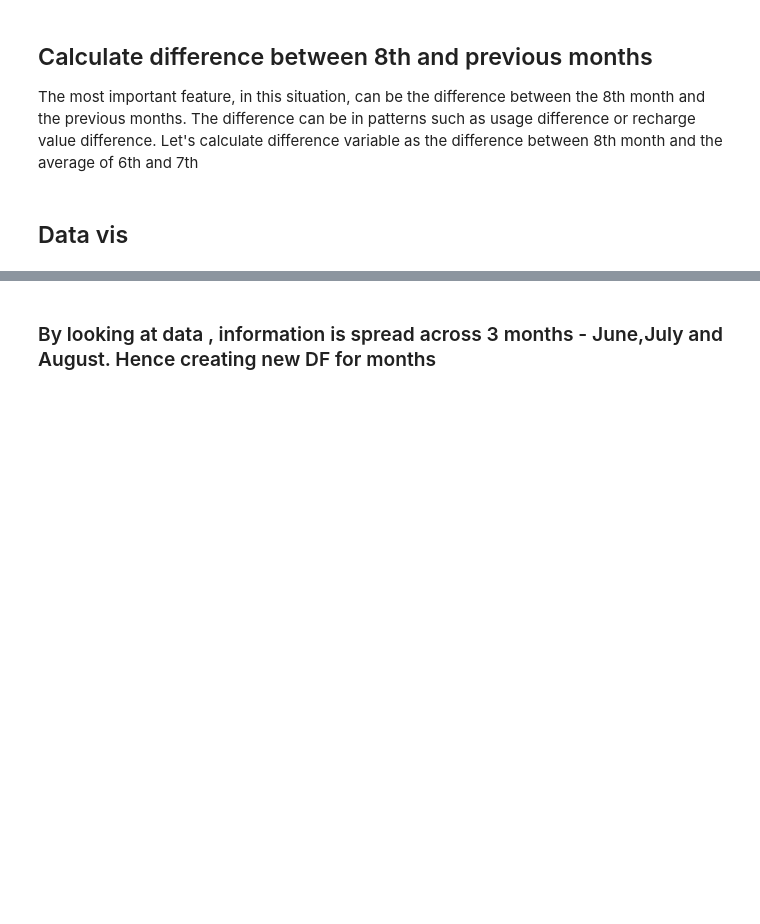
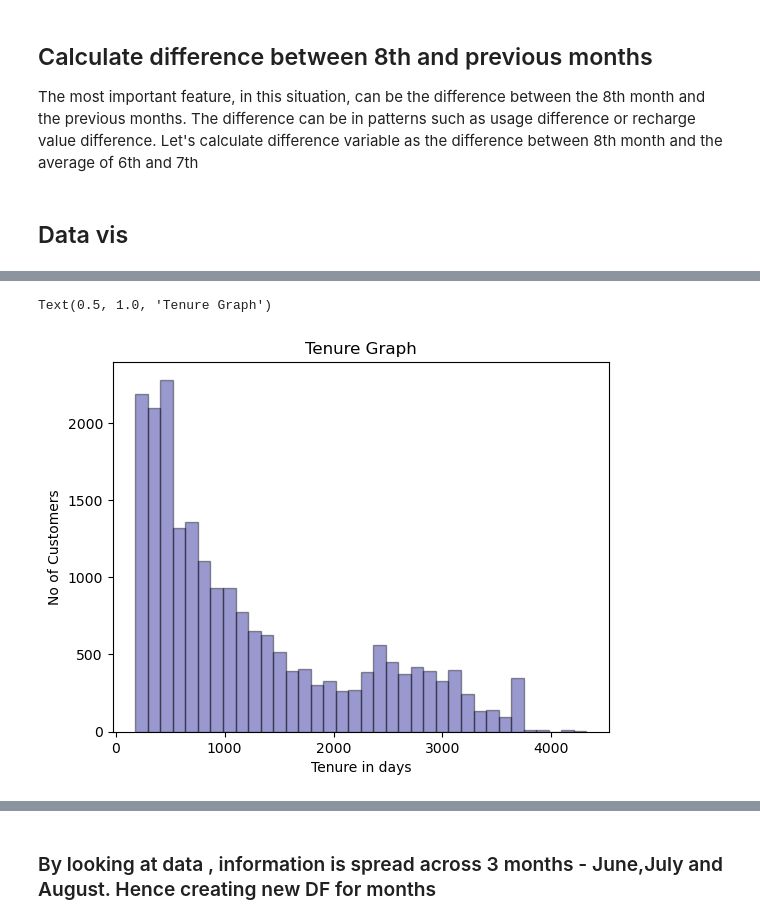
Before and after one commit to Naveenkv93/Telecom_Churn, a Jupyter notebook: Telecom_Churn_Case_Study.ipynb, the cells around one changed output, grey strips where cells are left out. Saved outputs shown, nothing was run; the diff lists cells and outputs as text; code cells hidden in the pictures; blank space fills up the shorter version.

```diff
--- a/Telecom_Churn_Case_Study.ipynb
+++ b/Telecom_Churn_Case_Study.ipynb
@@ -378,0 +433,12 @@ telecom_filtered['vol_3g_mb_diff'] = telecom_filtered.vol_3g_mb_8 - ((telecom_fi
+# %%
+# Check the tenure of the customers
+cust_tenure = sns.distplot(telecom_filtered['aon'], hist=True, kde=False,
+             bins=int(180/5), color = 'darkblue',
+             hist_kws={'edgecolor':'black'},
+             kde_kws={'linewidth': 10})
+cust_tenure.set_ylabel('No of Customers')
+cust_tenure.set_xlabel('Tenure in days')
+cust_tenure.set_title('Tenure Graph')
+# %% [output]
+Text(0.5, 1.0, 'Tenure Graph')
+[figure, added]
```
Also changed, not shown: parts of 48 cells of this notebook.
